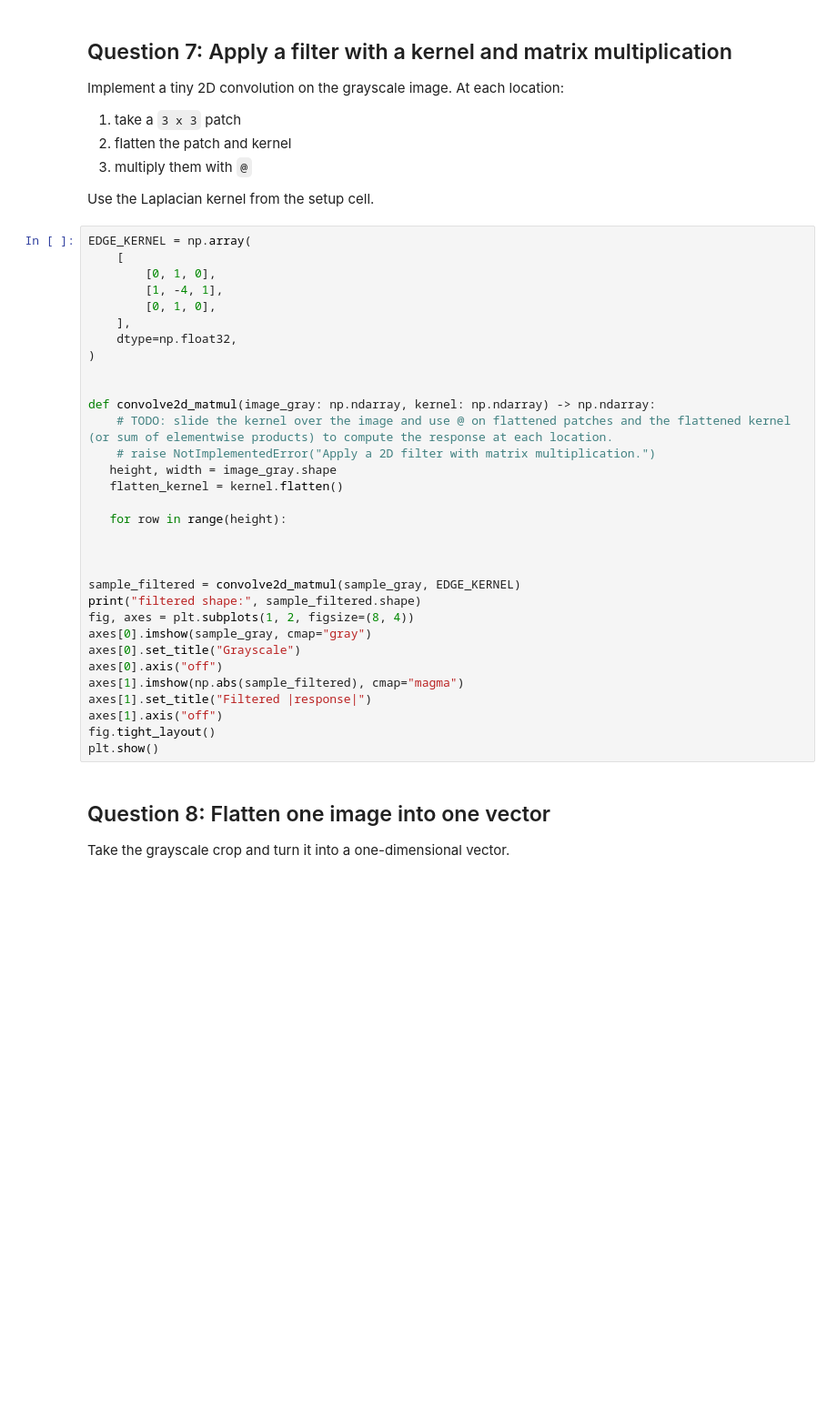
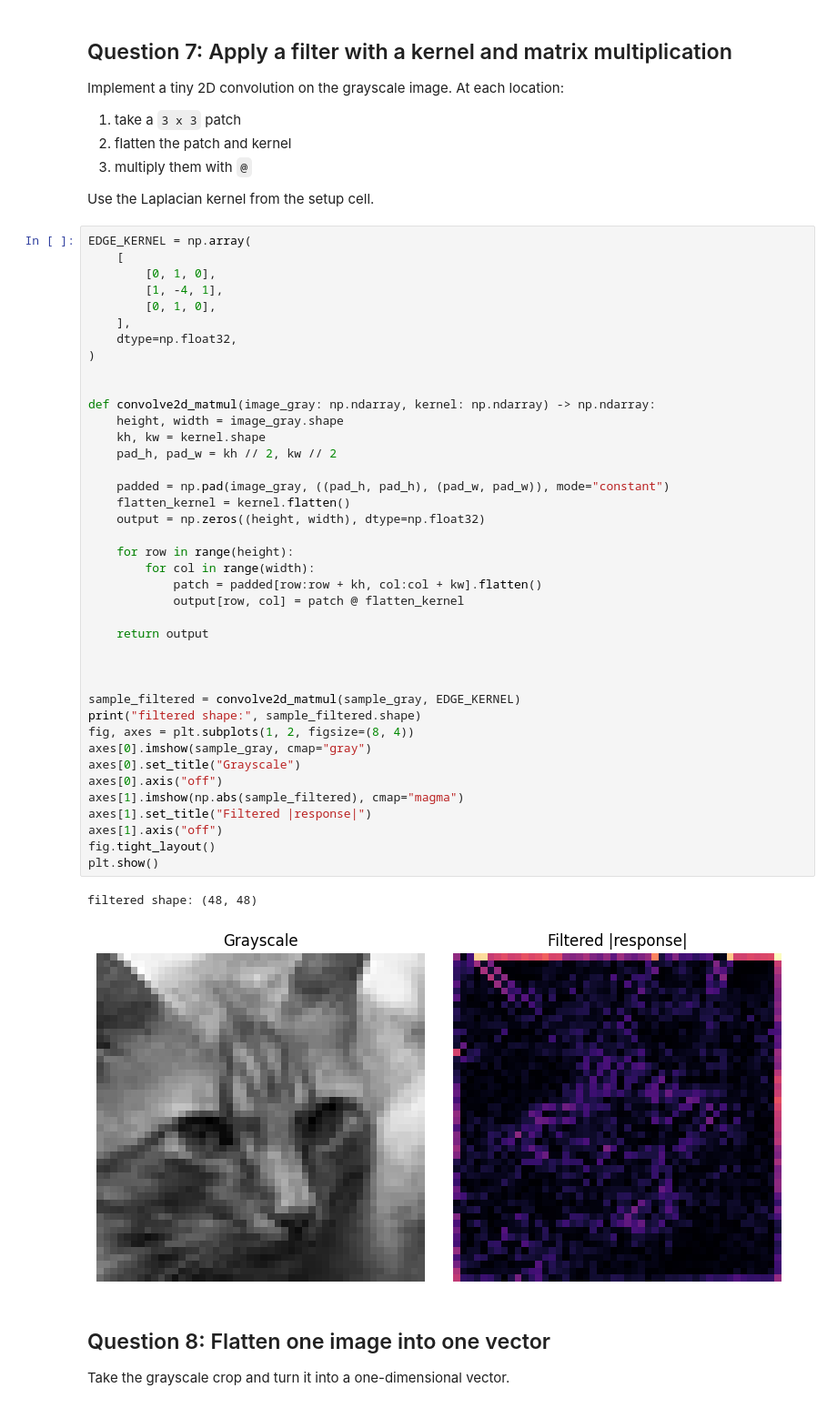
Before and after one commit to vgu-dsai-2026/lab-1-numpy-Vinhk7, a Jupyter notebook: notebook.ipynb, the cells around one changed output. Shown at 91% size. Cells and saved outputs as stored; diff of their text form; blank space fills up the shorter version.

```diff
--- a/notebook.ipynb
+++ b/notebook.ipynb
@@ -345,35 +345,46 @@ Use the Laplacian kernel from the setup cell.
 # %%
 EDGE_KERNEL = np.array(
     [
         [0, 1, 0],
         [1, -4, 1],
         [0, 1, 0],
     ],
     dtype=np.float32,
 )
 
 
 def convolve2d_matmul(image_gray: np.ndarray, kernel: np.ndarray) -> np.ndarray:
-    # TODO: slide the kernel over the image and use @ on flattened patches and the flattened kernel (or sum of elementwise products) to compute the response at each location.
-    # raise NotImplementedError("Apply a 2D filter with matrix multiplication.")
-   height, width = image_gray.shape
-   flatten_kernel = kernel.flatten()
+    height, width = image_gray.shape
+    kh, kw = kernel.shape
+    pad_h, pad_w = kh // 2, kw // 2
 
-   for row in range(height):
+    padded = np.pad(image_gray, ((pad_h, pad_h), (pad_w, pad_w)), mode="constant")
+    flatten_kernel = kernel.flatten()
+    output = np.zeros((height, width), dtype=np.float32)
+
+    for row in range(height):
+        for col in range(width):
+            patch = padded[row:row + kh, col:col + kw].flatten()
+            output[row, col] = patch @ flatten_kernel
+
+    return output
 
 
 
 sample_filtered = convolve2d_matmul(sample_gray, EDGE_KERNEL)
 print("filtered shape:", sample_filtered.shape)
 fig, axes = plt.subplots(1, 2, figsize=(8, 4))
 axes[0].imshow(sample_gray, cmap="gray")
 axes[0].set_title("Grayscale")
 axes[0].axis("off")
 axes[1].imshow(np.abs(sample_filtered), cmap="magma")
 axes[1].set_title("Filtered |response|")
 axes[1].axis("off")
 fig.tight_layout()
 plt.show()
+# %% [output]
+filtered shape: (48, 48)
+[figure, added]
 # %% [markdown]
 ## Question 8: Flatten one image into one vector
 
```
Also changed, not shown: parts of 2 cells of this notebook.
